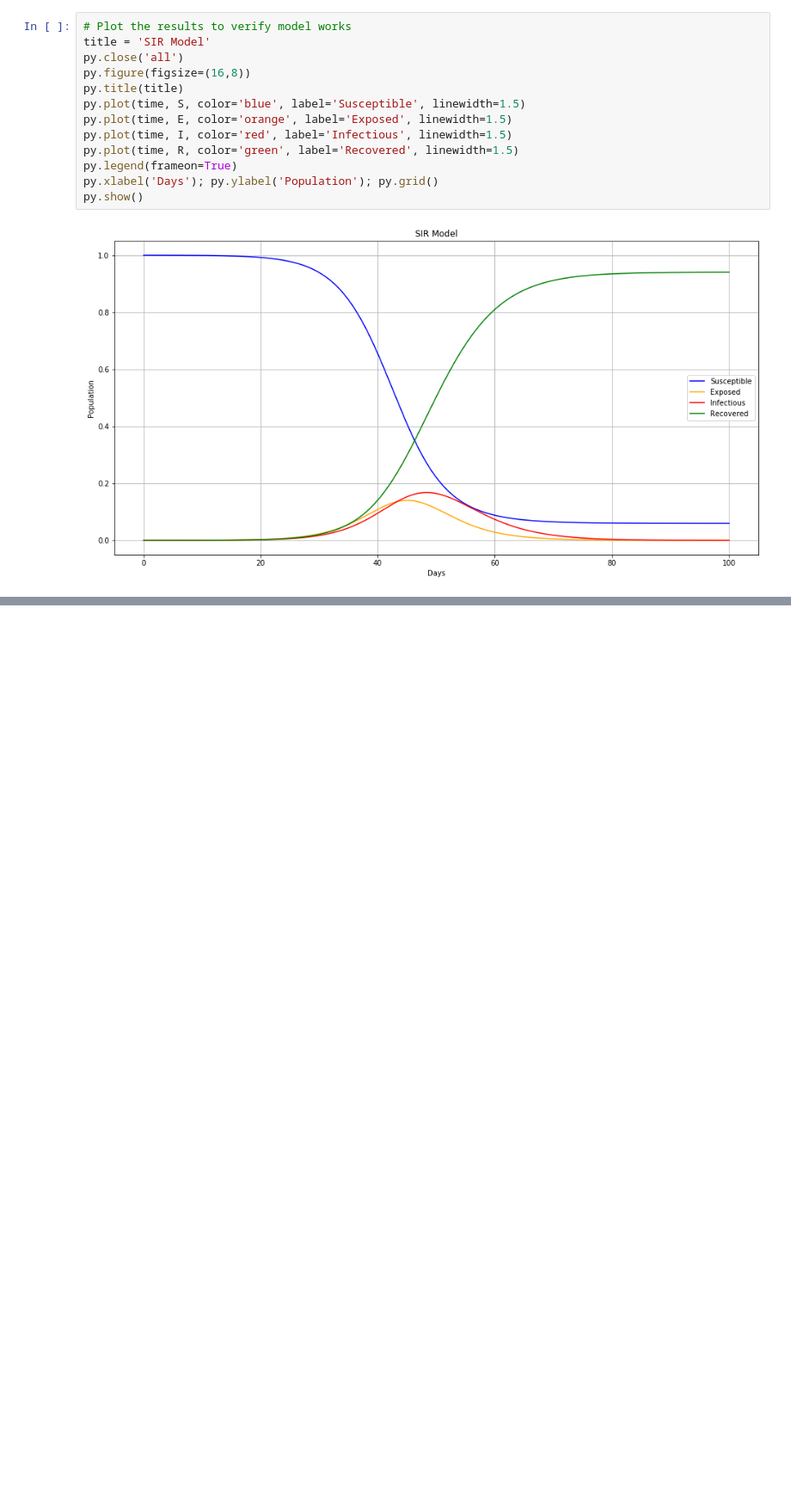
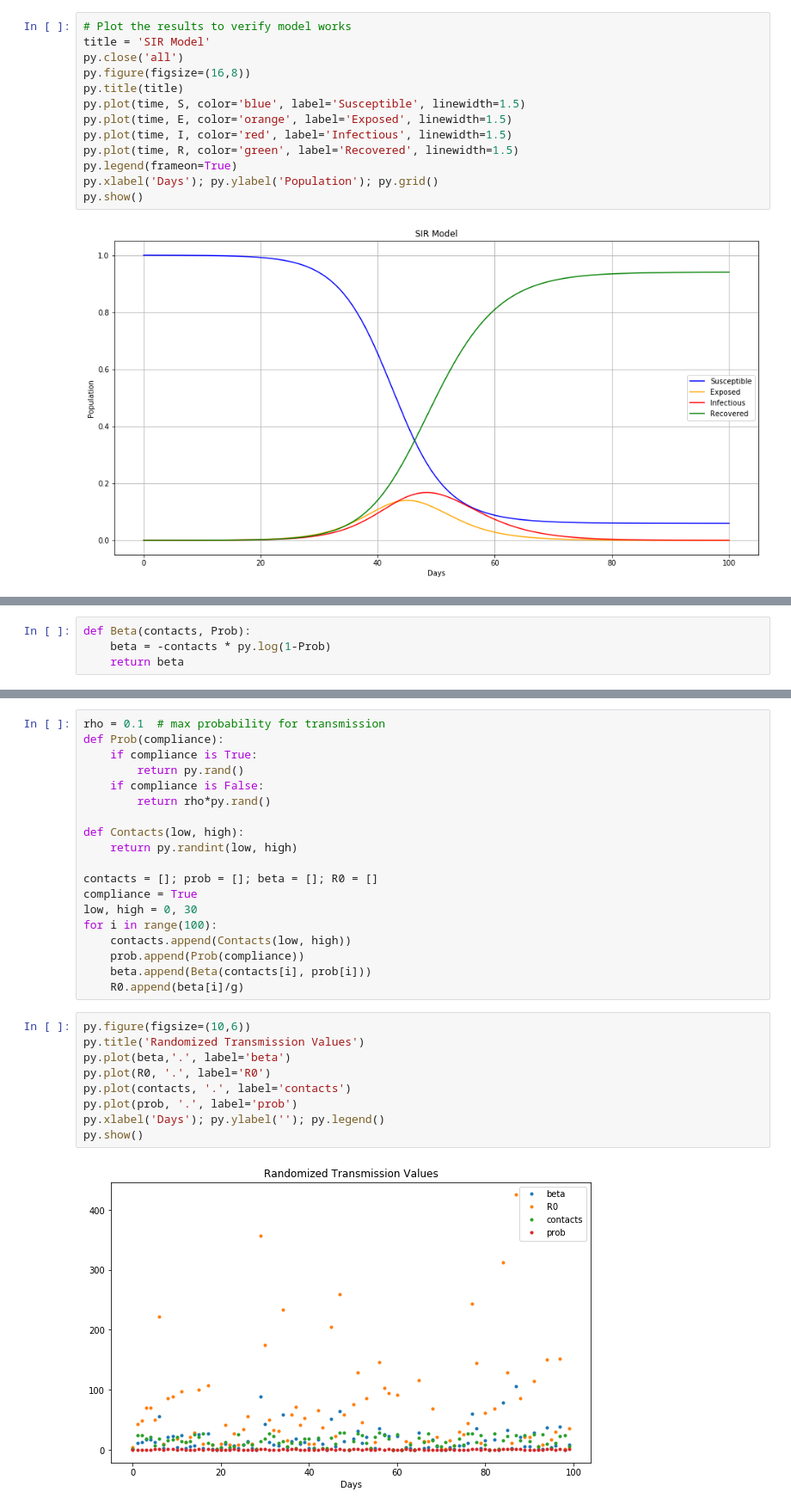
Before and after one commit to josephmlev/covidExitStrategyAnalysis, a Jupyter notebook: modeling/SS_Covid_Modelling.ipynb, the cells around one changed output, grey strips where cells are left out. Shown: that part at 86% size. Drawn from its saved outputs; the diff is of its cells as text; blank space fills up the shorter version.

```diff
--- a/modeling/SS_Covid_Modelling.ipynb
+++ b/modeling/SS_Covid_Modelling.ipynb
@@ -113,0 +113,4 @@ Realistically, society has a rythem to life. If we accept that transmission ($\b
+# %%
+def Beta(contacts, Prob):
+    beta = -contacts * py.log(1-Prob)
+    return beta
@@ -113,0 +121,30 @@ Realistically, society has a rythem to life. If we accept that transmission ($\b
+# %%
+rho = 0.1  # max probability for transmission
+def Prob(compliance):
+    if compliance is True:
+        return py.rand()
+    if compliance is False:
+        return rho*py.rand()
+
+def Contacts(low, high):
+    return py.randint(low, high)
+
+contacts = []; prob = []; beta = []; R0 = []
+compliance = True
+low, high = 0, 30
+for i in range(100):
+    contacts.append(Contacts(low, high))
+    prob.append(Prob(compliance))
+    beta.append(Beta(contacts[i], prob[i]))
+    R0.append(beta[i]/g)
+# %%
+py.figure(figsize=(10,6))
+py.title('Randomized Transmission Values')
+py.plot(beta,'.', label='beta')
+py.plot(R0, '.', label='R0')
+py.plot(contacts, '.', label='contacts')
+py.plot(prob, '.', label='prob')
+py.xlabel('Days'); py.ylabel(''); py.legend()
+py.show()
+# %% [output]
+[figure, added]
```
Also changed, not shown: parts of 9 cells of this notebook.
